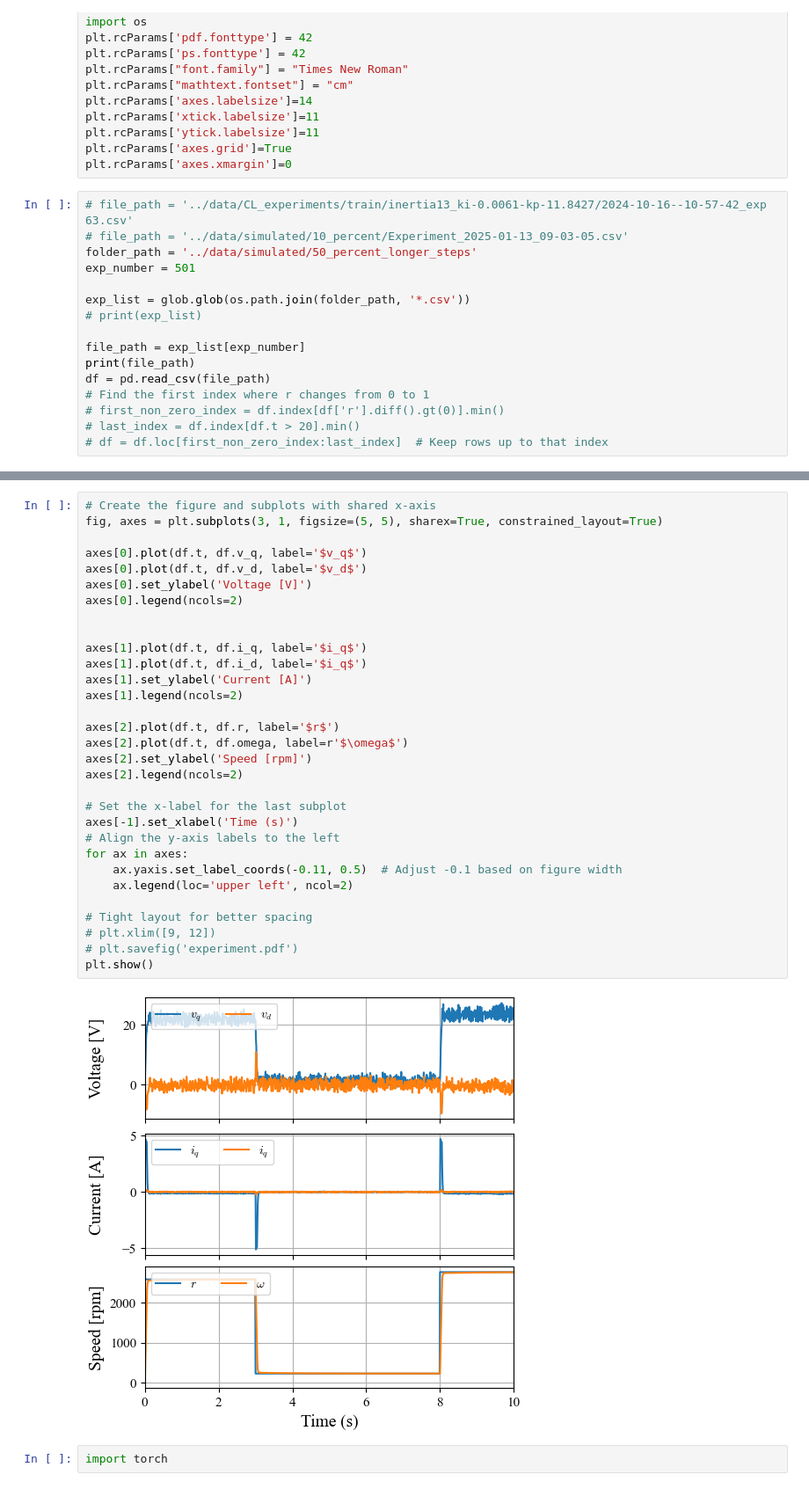
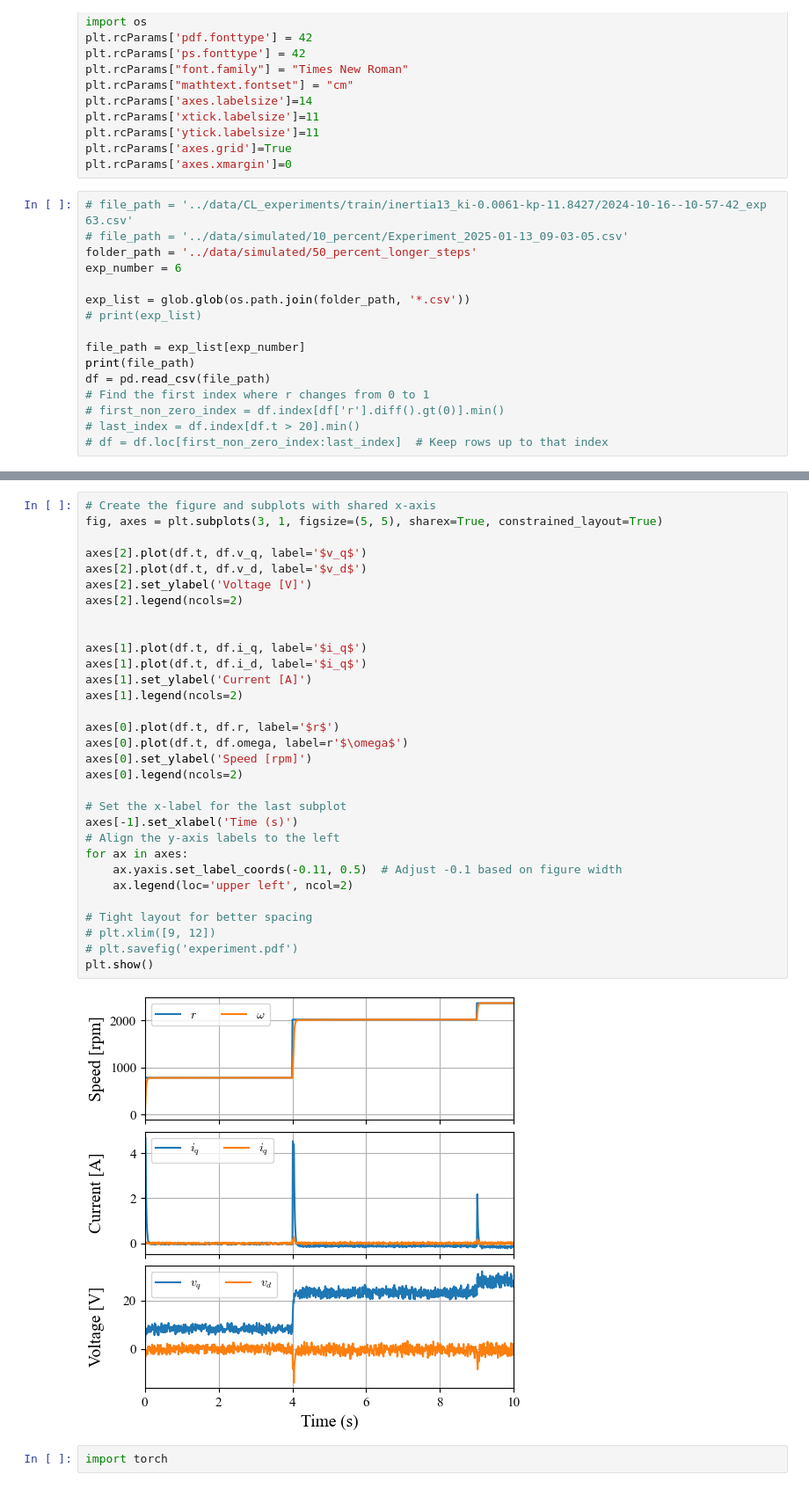
Before and after one commit to buswayne/in-context-bldc, a Jupyter notebook: speed_estimator/plot_experiment2.ipynb, the cells around one changed output, grey strips where cells are left out. Shown at 88% size. Drawn from its saved outputs; the diff is of its cells as text.

```diff
--- a/speed_estimator/plot_experiment2.ipynb
+++ b/speed_estimator/plot_experiment2.ipynb
@@ -19,7 +19,7 @@ plt.rcParams['axes.xmargin']=0
 # file_path = '../data/CL_experiments/train/inertia13_ki-0.0061-kp-11.8427/2024-10-16--10-57-42_exp  63.csv'
 # file_path = '../data/simulated/10_percent/Experiment_2025-01-13_09-03-05.csv'
 folder_path = '../data/simulated/50_percent_longer_steps'
-exp_number = 501
+exp_number = 6
 
 exp_list = glob.glob(os.path.join(folder_path, '*.csv'))
 # print(exp_list)
@@ -52,35 +38,35 @@ df
 # %%
 # Create the figure and subplots with shared x-axis
 fig, axes = plt.subplots(3, 1, figsize=(5, 5), sharex=True, constrained_layout=True)
 
-axes[0].plot(df.t, df.v_q, label='$v_q$')
-axes[0].plot(df.t, df.v_d, label='$v_d$')
-axes[0].set_ylabel('Voltage [V]')
-axes[0].legend(ncols=2)
+axes[2].plot(df.t, df.v_q, label='$v_q$')
+axes[2].plot(df.t, df.v_d, label='$v_d$')
+axes[2].set_ylabel('Voltage [V]')
+axes[2].legend(ncols=2)
 
 
 axes[1].plot(df.t, df.i_q, label='$i_q$')
 axes[1].plot(df.t, df.i_d, label='$i_q$')
 axes[1].set_ylabel('Current [A]')
 axes[1].legend(ncols=2)
 
-axes[2].plot(df.t, df.r, label='$r$')
-axes[2].plot(df.t, df.omega, label=r'$\omega$')
-axes[2].set_ylabel('Speed [rpm]')
-axes[2].legend(ncols=2)
+axes[0].plot(df.t, df.r, label='$r$')
+axes[0].plot(df.t, df.omega, label=r'$\omega$')
+axes[0].set_ylabel('Speed [rpm]')
+axes[0].legend(ncols=2)
 
 # Set the x-label for the last subplot
 axes[-1].set_xlabel('Time (s)')
 # Align the y-axis labels to the left
 for ax in axes:
     ax.yaxis.set_label_coords(-0.11, 0.5)  # Adjust -0.1 based on figure width
     ax.legend(loc='upper left', ncol=2)
 
 # Tight layout for better spacing
 # plt.xlim([9, 12])
 # plt.savefig('experiment.pdf')
 plt.show()
 # %% [output]
-[figure, old version]
+[figure, new version]
 # %%
 import torch
```
Also changed, not shown: parts of 2 cells of this notebook, 18 other files.
